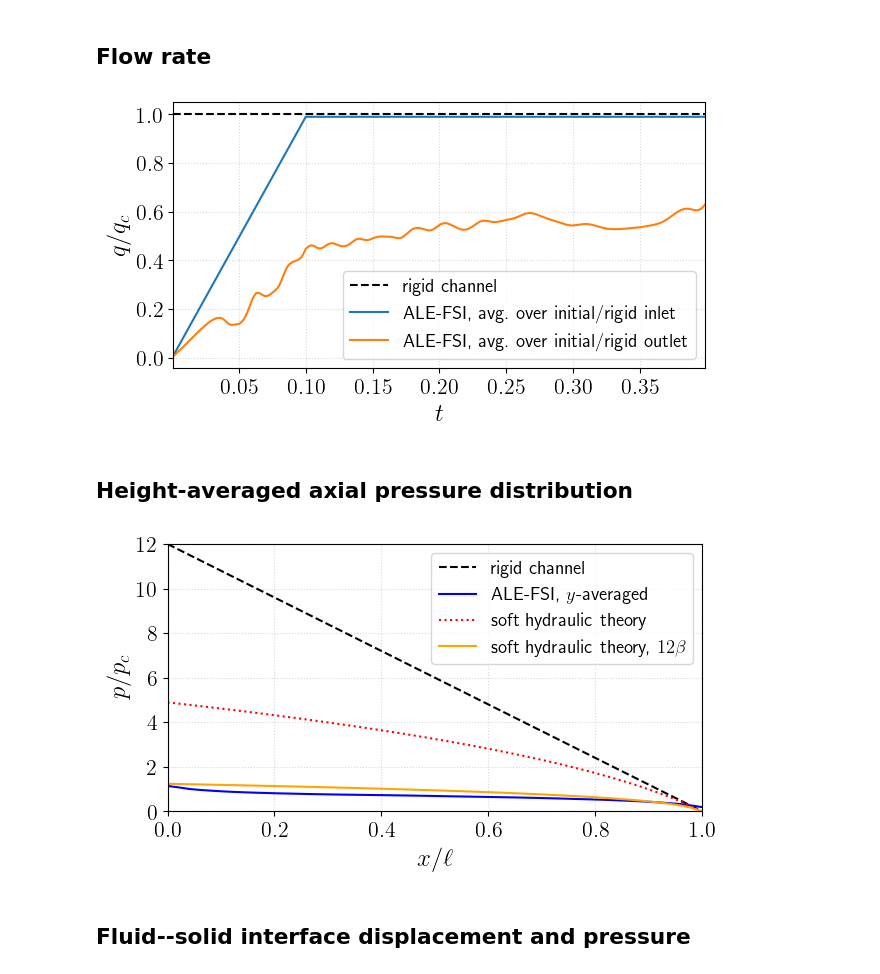
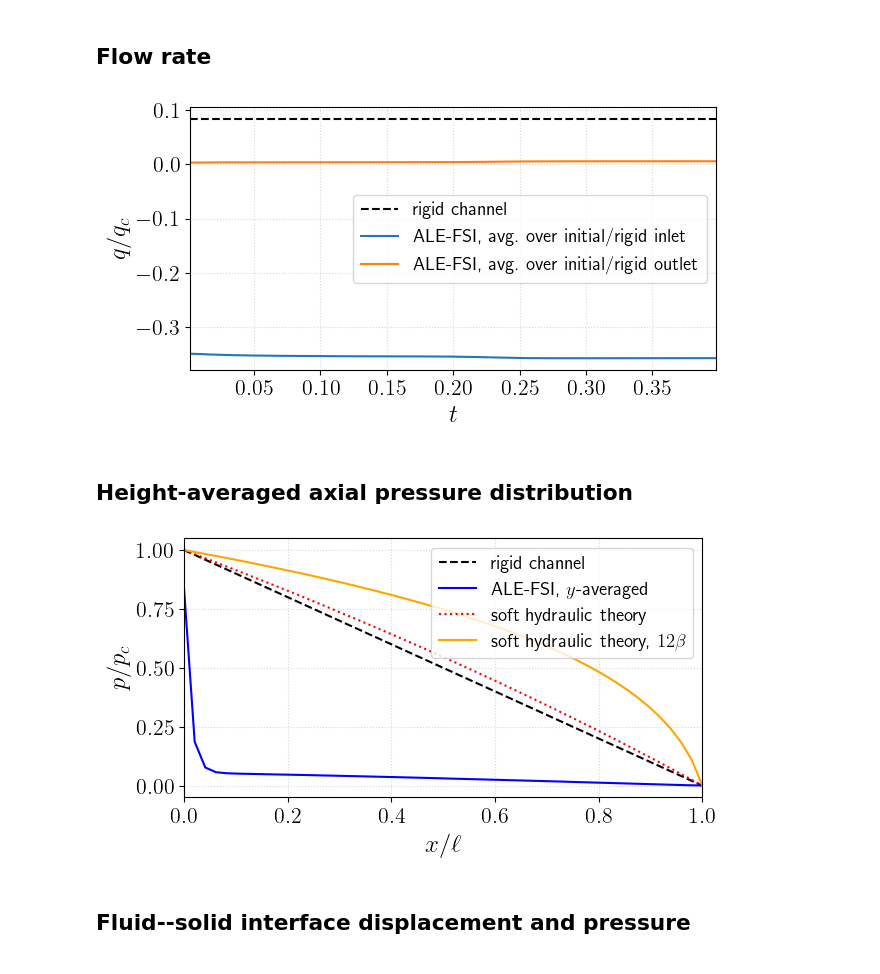
Before and after one commit to ichristov/soft-hydraulic-ale-fsi, a Jupyter notebook: new_ALE-FSI_2D.ipynb, the cells around one changed output. Cells and saved outputs as stored; diff of their text form; code cells hidden in the pictures.

Commit message:
fix pressure control theory curve

```diff
--- a/new_ALE-FSI_2D.ipynb
+++ b/new_ALE-FSI_2D.ipynb
@@ -108,7 +108,7 @@ Time step is 0.001
 
 # For oscillatory pressure BC:
 omega = 0.0                                        # angular frequency
-p_amp = Constant(1e4)                              # pressure amplitude
+p_amp = Constant(1e3)                              # pressure amplitude
 p_in  = Expression("p0*cos(w*t)", p0=float(p_amp), w=float(omega), t=0.0, degree=1)
 
 # For ramped-up steady flow-rate BC:
@@ -121,6 +121,6 @@ v_in  = Expression(("x[1] < h0 ? 6*(q0*(t < tr ? t/tr : 1.0)/h0)*(x[1]/h0)*(h0 -
 
 
 # Choose flow or pressure controlled BC:
-FLOW_OR_PRESSURE = "FLOW"  # "FLOW" or "PRESSURE"
+FLOW_OR_PRESSURE = "PRESSURE"  # "FLOW" or "PRESSURE"
 print(f"Using {FLOW_OR_PRESSURE}-controlled BC.")
 # %% [output]
@@ -732,14 +732,14 @@ ax.grid(alpha=0.5, linestyle='dotted')
 ax.legend()
 
 ax.set_xlim(time_array[0], time_array[-1])
-#ax.set_ylim(0, float(p_amp))
+#ax.set_ylim(0, float(q_amp))
 #ax.set_aspect(1)
 ax.set_box_aspect(1 / 2)
 
 plt.tight_layout()
 plt.show()
 # %% [output]
-[figure, old version]
+[figure, new version]
 # %% [markdown]
 ## Height-averaged axial pressure distribution
 # %%
@@ -776,40 +776,48 @@ for x_loc in x_vals:
     strip_area = assemble(strip_func * dx(FLUID_FLAG))
 
     if strip_area > DOLFIN_EPS:
         avg_pressure.append(pressure_integral / strip_area)
     else:
         avg_pressure.append(0.0)
 
 # Plotting:
 fig, ax = plt.subplots()
 ax.plot(x_vals/l, pressure_rigid/float(p_c),
         label="rigid channel", color='black', linestyle='dashed')
 ax.plot(x_vals/l, np.array(avg_pressure)/float(p_c),
         label="ALE-FSI, $y$-averaged", color='blue')
 # Christov, JPCM 2022, Eq. (41)
 # ==================== WHY THE FACTORS OF 12??? ====================
-#p_sh = float(h0/C_w)*((1 + 48*float(p_c/(h0/C_w))*(1-x_vals/l))**(1/4) - 1)
-p_sh = float(h0/C_w)*((1 + 48*float(C_w*mu_f*l*q_c/h0**4)*(1-x_vals/l))**(1/4) - 1)
-ax.plot(x_vals/l, p_sh/float(p_c),
+if FLOW_OR_PRESSURE == "FLOW":
+   #p_sh = float(h0/C_w)*((1 + 48*float(p_c/(h0/C_w))*(1-x_vals/l))**(1/4) - 1)
+   p_sh = float(h0/C_w)*((1 + 48*float(C_w*mu_f*l*q_c/h0**4)*(1-x_vals/l))**(1/4) - 1)
+   p_sh = p_sh/float(p_c)
+   p_sh_12 = 1/(beta*12)*((1 + 48*beta*12*(1-x_vals/OMEGA_W))**(1/4) - 1)
+elif FLOW_OR_PRESSURE == "PRESSURE":
+   p_sh = 1/(beta)*(((1+beta)**4 - (((1+beta)**4-1)*x_vals))**(1/4) - 1)
+   p_sh_12 = 1/(12*beta)*(((1+12*beta)**4 - (((1+12*beta)**4-1)*x_vals))**(1/4) - 1)
+else:
+    raise ValueError("FLOW_OR_PRESSURE must be either 'FLOW' or 'PRESSURE'")
+ax.plot(x_vals/l, p_sh,
         label="soft hydraulic theory", linestyle='dotted', color='red')
-ax.plot(x_vals/l, 1/(beta*12)*((1 + 48*beta*12*(1-x_vals/OMEGA_W))**(1/4) - 1),
+ax.plot(x_vals/l, p_sh_12,
         label=r"soft hydraulic theory, $12\beta$", color='orange')
 ax.set_xlabel(r"$x/\ell$")
 ax.set_ylabel("$p/p_c$")
 ax.grid(alpha=0.5, linestyle='dotted')
 
 ax.legend()
 
 ax.set_xlim(0, l)
-ax.set_ylim(0, pressure_rigid[0]/float(p_c))
-ax.set_yticks(np.arange(0,pressure_rigid[0]/float(p_c)+0.1,2))
+#ax.set_ylim(0, pressure_rigid[0]/float(p_c))
+#ax.set_yticks(np.arange(0,pressure_rigid[0]/float(p_c)+0.1,2))
 #ax.set_aspect(1)
 ax.set_box_aspect(1 / 2)
 
 plt.tight_layout()
 plt.show()
 # %% [output]
-[figure, old version]
+[figure, new version]
 # %% [markdown]
 ## Fluid--solid interface displacement and pressure
 # %%
```
Also changed, not shown: parts of 7 cells of this notebook.
